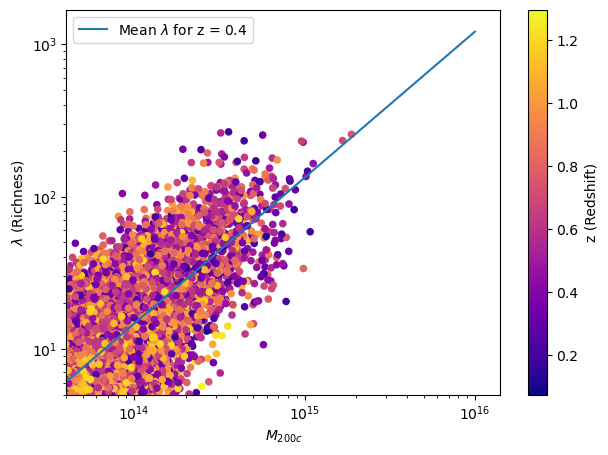
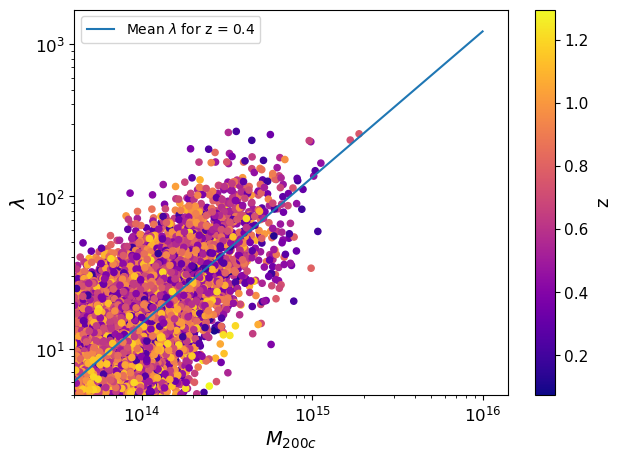
The notebook cell's code change between the first figure and the second:
--- before
+++ after
@@ -36,7 +36,9 @@
 mean = mass_richness_unb.get_ln_mass_proxy_mean(mass_plot, np.array([0.4]))
 
-plt.colorbar(sc, label="z (Redshift)")
-plt.xlabel(r"$M_{200c}$")
-plt.ylabel(r"$\lambda$ (Richness)")
+cbar = plt.colorbar(sc)
+cbar.set_label("z", fontsize=13)
+cbar.ax.tick_params(labelsize=11)
+plt.xlabel(r"$M_{200c}$", fontsize=14)
+plt.ylabel(r"$\lambda$", fontsize=14)
 
 plt.plot(10**mass_plot, np.exp(mean), label=r'Mean $\lambda$ for z = 0.4')
@@ -45,6 +47,9 @@
 plt.xlim(4e13)
 plt.ylim(5)
+plt.xticks(fontsize=12)
+plt.yticks(fontsize=12)
 plt.legend()
-plt.savefig("./mass_richness_fiducial.pdf")
+plt.savefig("./figures/mass_richness_fiducial.pdf",  bbox_inches="tight",
+    pad_inches=0.08,     dpi=200)
 plt.show()
 

Commit: Final chains, rerun delta sigma for a bit longer